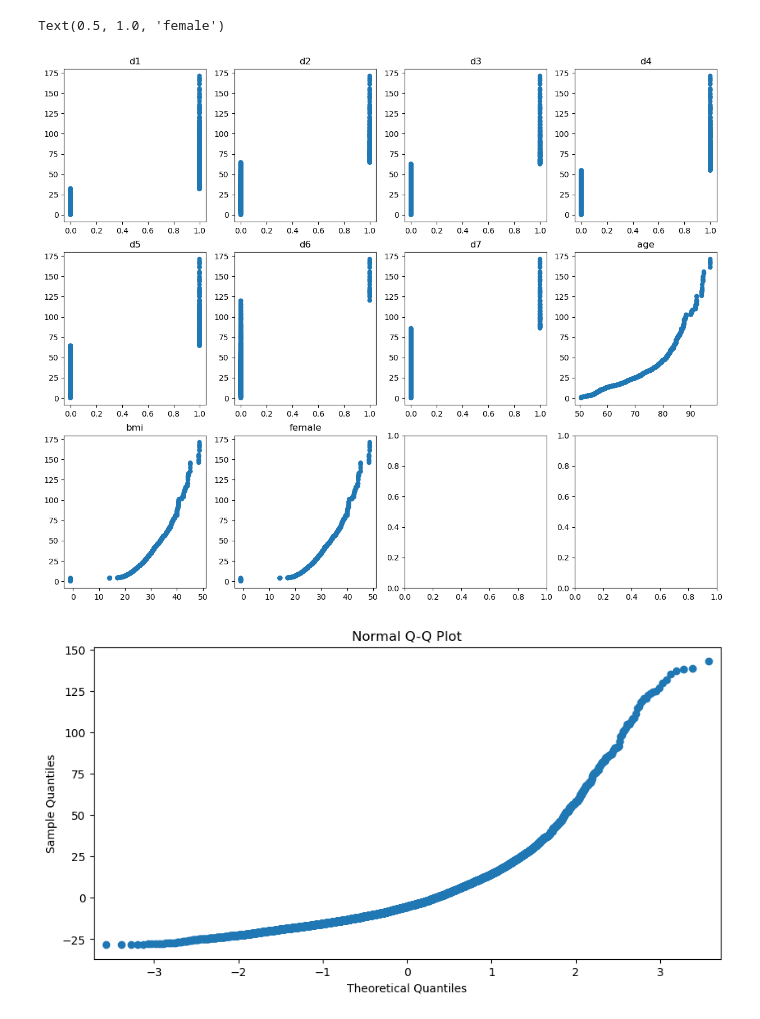
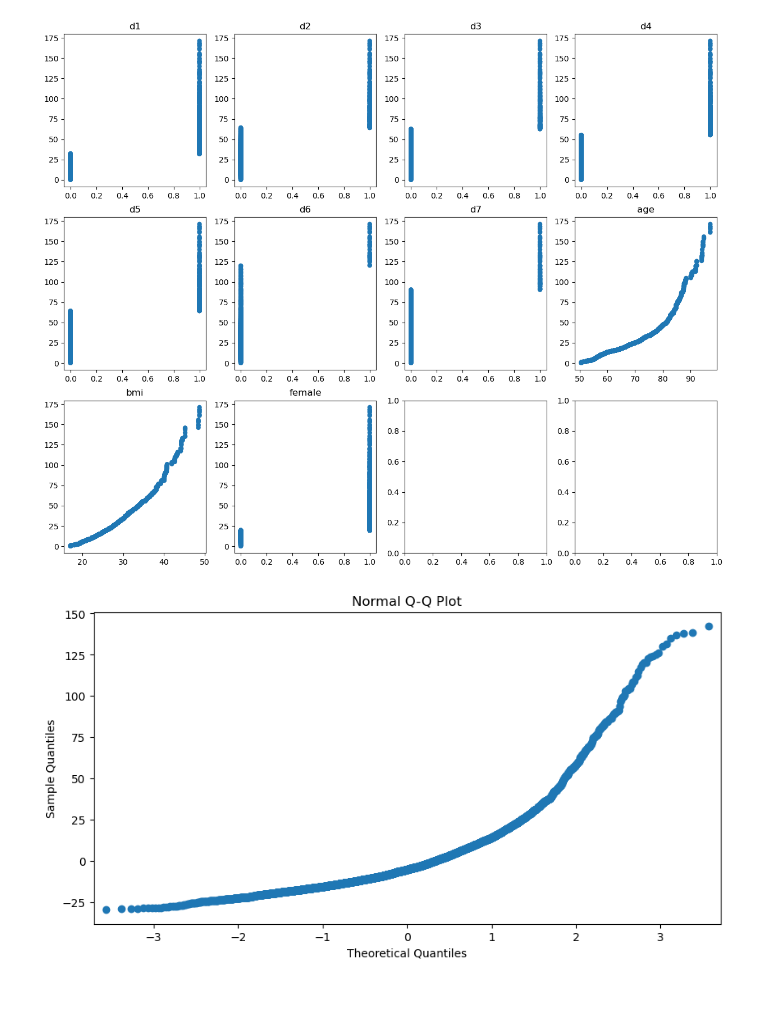
Before and after one commit to mjoeli/csb_project, a Jupyter notebook: regression_day.ipynb, the cells around one changed output. Cells and saved outputs as stored; diff of their text form; code cells hidden in the pictures.

```diff
--- a/regression_day.ipynb
+++ b/regression_day.ipynb
@@ -69,8 +69,8 @@ def map_bmi_num(df, columns: list[str] = ['bmi']):
         })
         df[c] = df[c].astype(float)
     return df
-
 df = map_bmi_num(df)
+df.drop(df.loc[df['bmi'] < 15].index, inplace=True)
 
 def map_freq_num(df, columns:list[str]):
     df = df.copy()
@@ -130,28 +269,28 @@ def qqplot(x, y,palette= cm.viridis, ax=None, *args, **kwargs):
 # %%
 fig, ax = plt.subplots(3, 4, figsize=(15,12))
 qqplot(df['d1'],YVar, ax=ax[0,0])
 ax[0,0].set_title("d1")
 qqplot(df['d2'],YVar, ax=ax[0,1])
 ax[0,1].set_title("d2")
 qqplot(df['d3'],YVar, ax=ax[0,2])
 ax[0,2].set_title("d3")
 qqplot(df['d4'],YVar, ax=ax[0,3])
 ax[0,3].set_title("d4")
 qqplot(df['d5'],YVar, ax=ax[1,0])
 ax[1,0].set_title("d5")
 qqplot(df['d6'],YVar, ax=ax[1,1])
 ax[1,1].set_title("d6")
 qqplot(df['d7'],YVar, ax=ax[1,2])
 ax[1,2].set_title("d7")
-qqplot(df['age'],YVar, ax=ax[1,3])
+qqplot(df["age"],YVar, ax=ax[1,3])
 ax[1,3].set_title("age")
 qqplot(df['bmi'],YVar, ax=ax[2,0])
 ax[2,0].set_title("bmi")
-qqplot(df['bmi'],YVar, ax=ax[2,1])
+qqplot(df['female'],YVar, ax=ax[2,1])
 ax[2,1].set_title("female")
+plt.savefig(f'{dir_plots} Linear Assumtion')
 # %% [output]
-Text(0.5, 1.0, 'female')
-[figure, old version]
+[figure, new version]
 # %%
 residuals = model.resid
 sm.qqplot(residuals)
```
Also changed, not shown: parts of 19 cells of this notebook.
